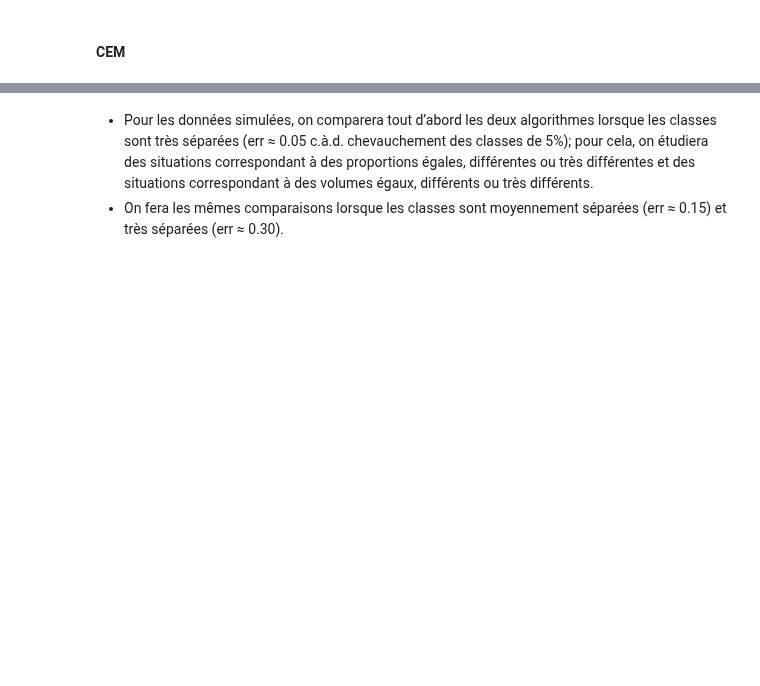
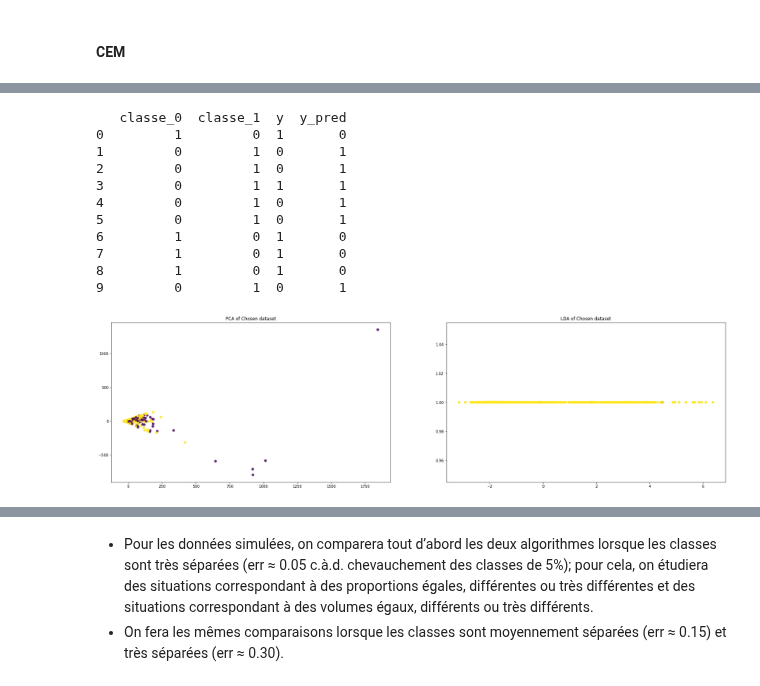
Before and after one commit to mohcineelharras/daml_project, a Jupyter notebook: project/daml_project.ipynb, the cells around one changed output, grey strips where cells are left out. Drawn from its saved outputs; the diff is of its cells as text; code cells hidden in the pictures; blank space fills up the shorter version.

```diff
--- a/project/daml_project.ipynb
+++ b/project/daml_project.ipynb
@@ -515,0 +526,31 @@ AttributeError: ignored
+# %%
+%%time
+GMM_test = GMM(X,df_dummies,2,50)
+GMM_test.CEM(C=False)
+
+pd_pred=GMM_test.predict_vec(X)
+hard_class=np.where(pd_pred>0.5, 1, 0)
+pd_pred_full=pd.DataFrame(hard_class,columns=pd_pred.columns)
+pd_pred_full['y']=y
+pd_pred_full['y_pred']=np.array(pd_pred_full["classe_0"]==0,dtype="int")
+print(pd_pred_full.head(10))
+
+f, axs = plt.subplots(1,2,figsize=(30,8))
+axs[0].scatter(X_r[:, 0], X_r[:, 1], c=pd_pred_full['y_pred'], alpha=.8,)
+axs[0].set_title('PCA of Chosen dataset')
+axs[1].scatter(X_r2,np.ones(X_r2.shape[0]),c=y_kmeans)
+axs[1].set_title('LDA of Chosen dataset')
+plt.show()
+# %% [output]
+   classe_0  classe_1  y  y_pred
+0         1         0  1       0
+1         0         1  0       1
+2         0         1  0       1
+3         0         1  1       1
+4         0         1  0       1
+5         0         1  0       1
+6         1         0  1       0
+7         1         0  1       0
+8         1         0  1       0
+9         0         1  0       1
+[figure, added]
```
Also changed, not shown: parts of 11 cells of this notebook.
